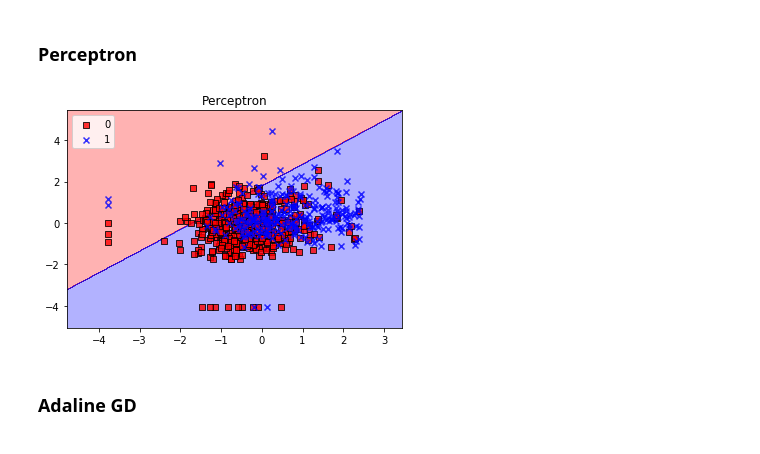
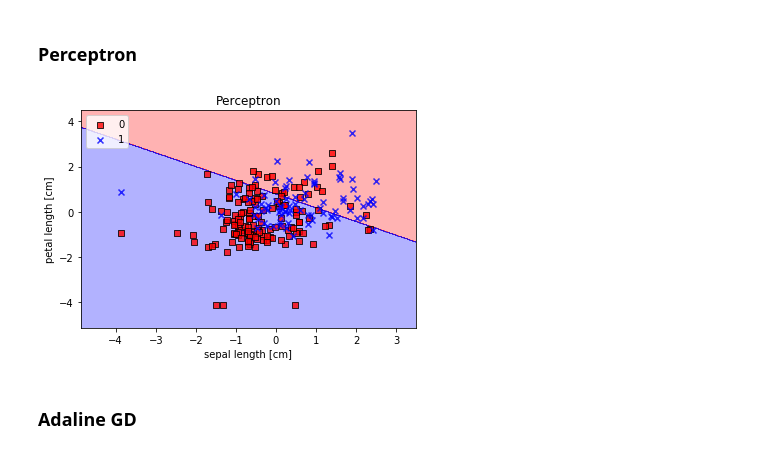
Before and after one commit to Eudalio/Aprendizado-de-Maquina, a Jupyter notebook: Exercicio_08/Lista_08.ipynb, the cells around one changed output. Drawn from its saved outputs; the diff is of its cells as text; code cells hidden in the pictures.

```diff
--- a/Exercicio_08/Lista_08.ipynb
+++ b/Exercicio_08/Lista_08.ipynb
@@ -45,8 +49,8 @@ df.corrwith(df[8])
 8    1.000000
 dtype: float64
 # %%
-X = df[[1, 5]] # 2 features com maior correlacao com y
-y = df[8]
+X = df[[1, 5]].values # 2 features com maior correlacao com y
+y = df[8].values
 # %% [markdown]
 ### Convertendo dados para array do numpy
 # %%
@@ -70,3 +63,9 @@ array([[ 0.84832379,  0.20401277],
+# %%
+X_train, X_test, y_train, y_test = train_test_split(X, y, test_size=0.30, stratify=y, random_state=42)
+
+std_scale = StandardScaler().fit(X_train)
+X_train_std = std_scale.transform(X_train)
+X_test_std = std_scale.transform(X_test)
 # %% [markdown]
 ### Região de decisão
 # %%
@@ -102,12 +101,17 @@ def plot_decision_regions(X, y, classifier, resolution=0.02):
     plt.show()
 # %% [markdown]
 ### Perceptron
-# %%
-ppn = Perceptron()
-ppn.fit(X_standard, y)
-plt.title('Perceptron')
-plot_decision_regions(X_standard, y, classifier=ppn)
-# %% [output]
-[figure, removed]
+# %%
+ppn = perceptron.Perceptron(eta=0.1, n_iter=10)
+ppn.fit(X_train_std, y_train);
+# %%
+plt.title('Perceptron')
+plt.xlabel('sepal length [cm]')
+plt.ylabel('petal length [cm]')
+plot_decision_regions(X_test_std, y_test, classifier=ppn)
+
+plt.show()
+# %% [output]
+[figure, added]
 # %% [markdown]
 ### Adaline GD
```
Also changed, not shown: parts of 18 cells of this notebook, 2 other files.
